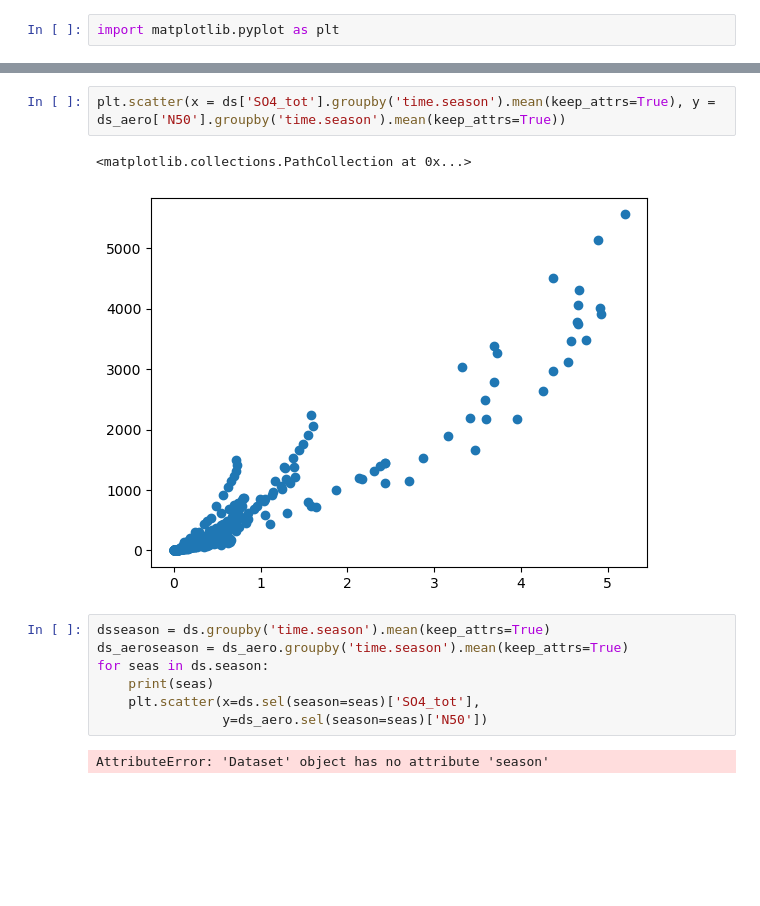
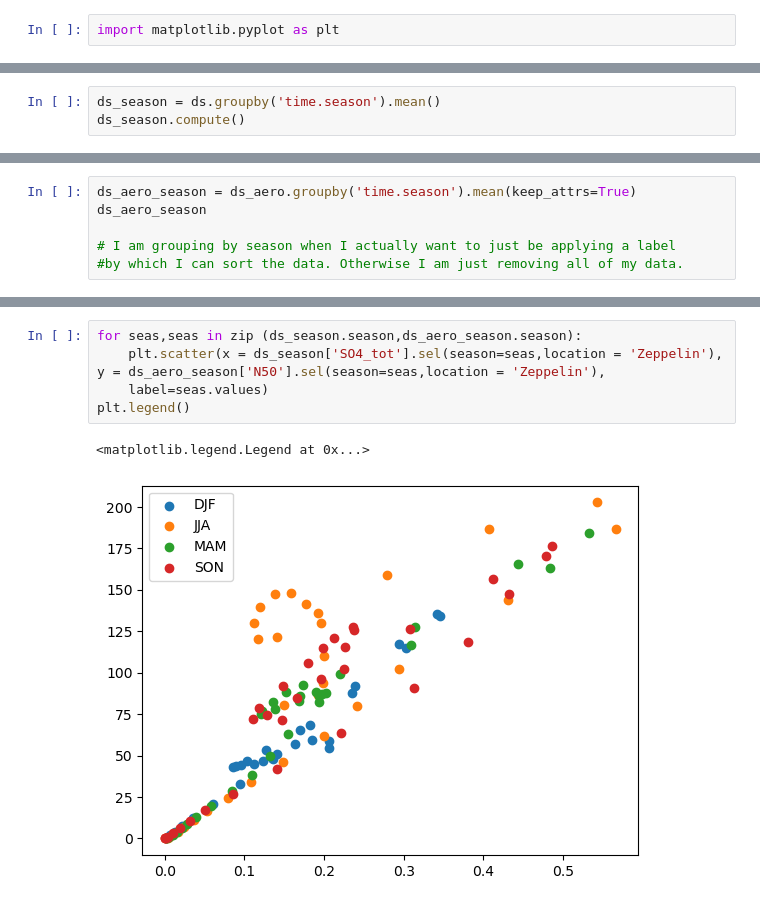
Before and after one commit to eScience-course/-Tjaernoe2022-group1, a Jupyter notebook: notebooks/Stefan/Aero NorESM Data Start.ipynb, the cells around one changed output, grey strips where cells are left out. Cells and saved outputs as stored; diff of their text form; blank space fills up the shorter version.

```diff
--- a/notebooks/Stefan/Aero NorESM Data Start.ipynb
+++ b/notebooks/Stefan/Aero NorESM Data Start.ipynb
@@ -557,0 +550,3 @@ plt.scatter(x = ds['SO4_tot'], y = ds_aero['N50'])
+# %%
+ds_season = ds.groupby('time.season').mean()
+ds_season.compute()
@@ -557,0 +567,6 @@ plt.scatter(x = ds['SO4_tot'], y = ds_aero['N50'])
+# %%
+ds_aero_season = ds_aero.groupby('time.season').mean(keep_attrs=True)
+ds_aero_season
+
+# I am grouping by season when I actually want to just be applying a label
+#by which I can sort the data. Otherwise I am just removing all of my data.
@@ -558,14 +654,8 @@ plt.scatter(x = ds['SO4_tot'], y = ds_aero['N50'])
 # %%
-plt.scatter(x = ds['SO4_tot'].groupby('time.season').mean(keep_attrs=True), y = ds_aero['N50'].groupby('time.season').mean(keep_attrs=True))
+for seas,seas in zip (ds_season.season,ds_aero_season.season):
+    plt.scatter(x = ds_season['SO4_tot'].sel(season=seas,location = 'Zeppelin'), y = ds_aero_season['N50'].sel(season=seas,location = 'Zeppelin'),
+    label=seas.values)
+plt.legend()
 # %% [output]
-<matplotlib.collections.PathCollection at 0x...>
+<matplotlib.legend.Legend at 0x...>
-[figure, old version]
+[figure, new version]
-# %%
-dsseason = ds.groupby('time.season').mean(keep_attrs=True)
-ds_aeroseason = ds_aero.groupby('time.season').mean(keep_attrs=True)
-for seas in ds.season:
-    print(seas)
-    plt.scatter(x=ds.sel(season=seas)['SO4_tot'],
-                y=ds_aero.sel(season=seas)['N50'])
-# %% [output]
-AttributeError: 'Dataset' object has no attribute 'season'
```
Also changed, not shown: parts of 11 cells of this notebook, 1 other file.
